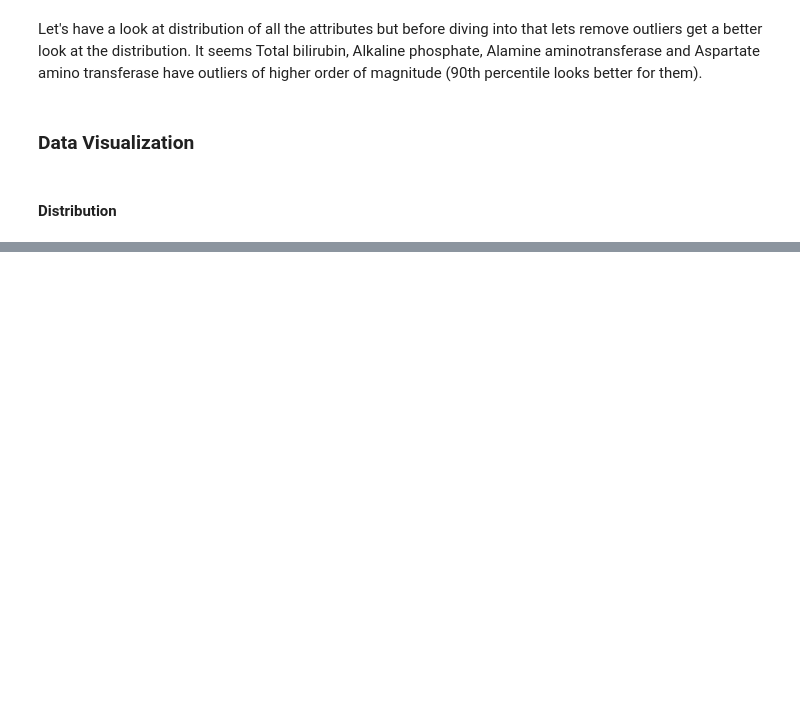
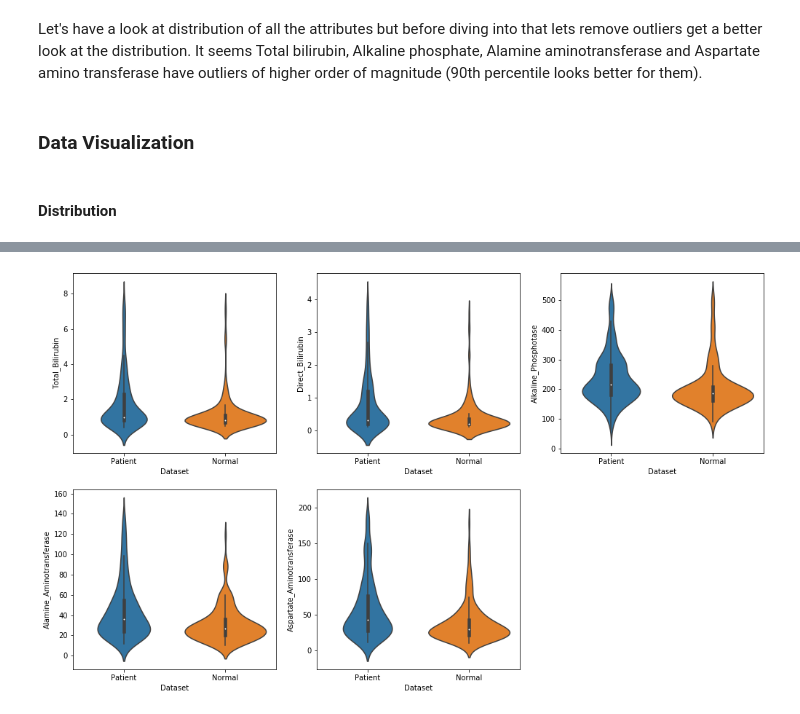
Before and after one commit to IndML101/Liver-Patients, a Jupyter notebook: Liver-Patients.ipynb, the cells around one changed output, grey strips where cells are left out. Saved outputs shown, nothing was run; the diff lists cells and outputs as text; code cells hidden in the pictures; blank space fills up the shorter version.

```diff
--- a/Liver-Patients.ipynb
+++ b/Liver-Patients.ipynb
@@ -139,0 +197,16 @@ Let's have a look at distribution of all the attributes but before diving into t
+# %%
+# Distribution of attributes with outliers removed
+
+cols = numcols[1:6]
+fig, axs = plt.subplots(2,3, figsize = [17,10])
+axs = axs.flatten()
+for idx, ax in enumerate(axs):
+    if idx < 5:
+        temp = data_df[data_df[cols[idx]] < data_df[cols[idx]].quantile(0.9)]
+        g = sns.violinplot(data=temp,y=cols[idx], x='Dataset', ax = ax)
+        g.set_xticklabels(['Patient', 'Normal'])
+    else:
+        fig.delaxes(ax)
+plt.show()
+# %% [output]
+[figure, added]
```
Also changed, not shown: parts of 5 cells of this notebook, 1 other file.
